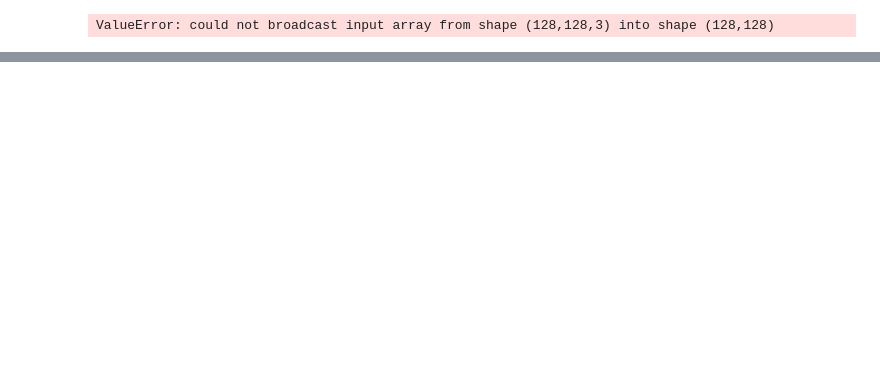
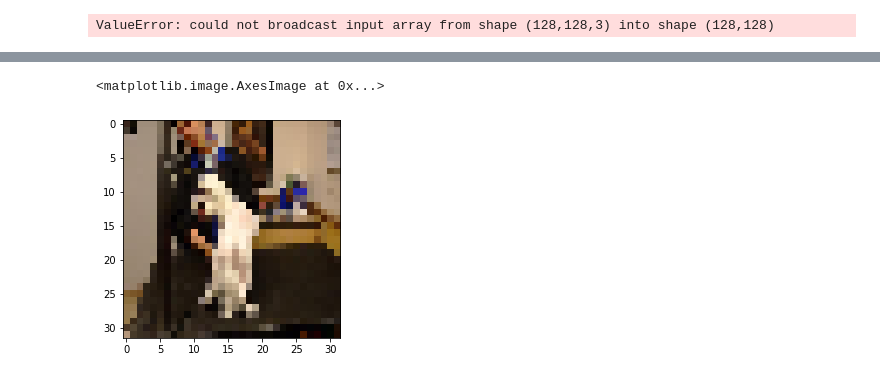
Before and after one commit to rob-rubio/DogGAN, a Jupyter notebook: DogGAN.ipynb, the cells around one changed output, grey strips where cells are left out. Saved outputs shown, nothing was run; the diff lists cells and outputs as text; code cells hidden in the pictures; blank space fills up the shorter version.

```diff
--- a/DogGAN.ipynb
+++ b/DogGAN.ipynb
@@ -369,0 +399,5 @@ plt.imshow(fimg)
+# %%
+plt.imshow(x[500])
+# %% [output]
+<matplotlib.image.AxesImage at 0x...>
+[figure, added]
```
Also changed, not shown: parts of 20 cells of this notebook.
